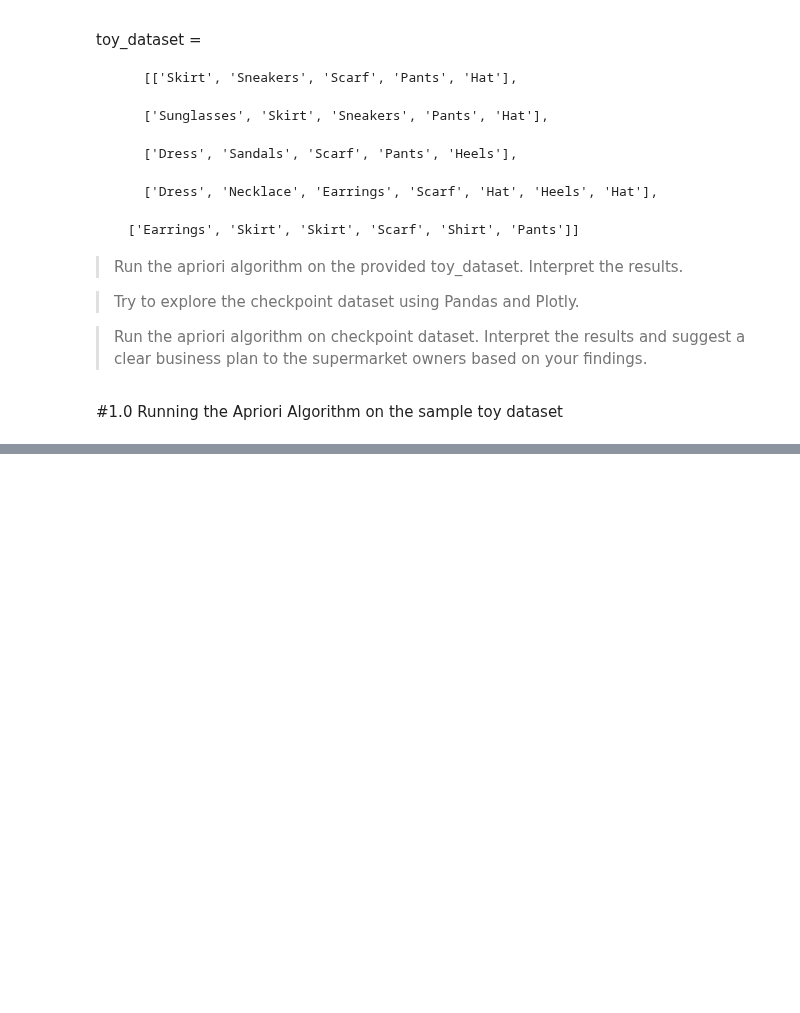
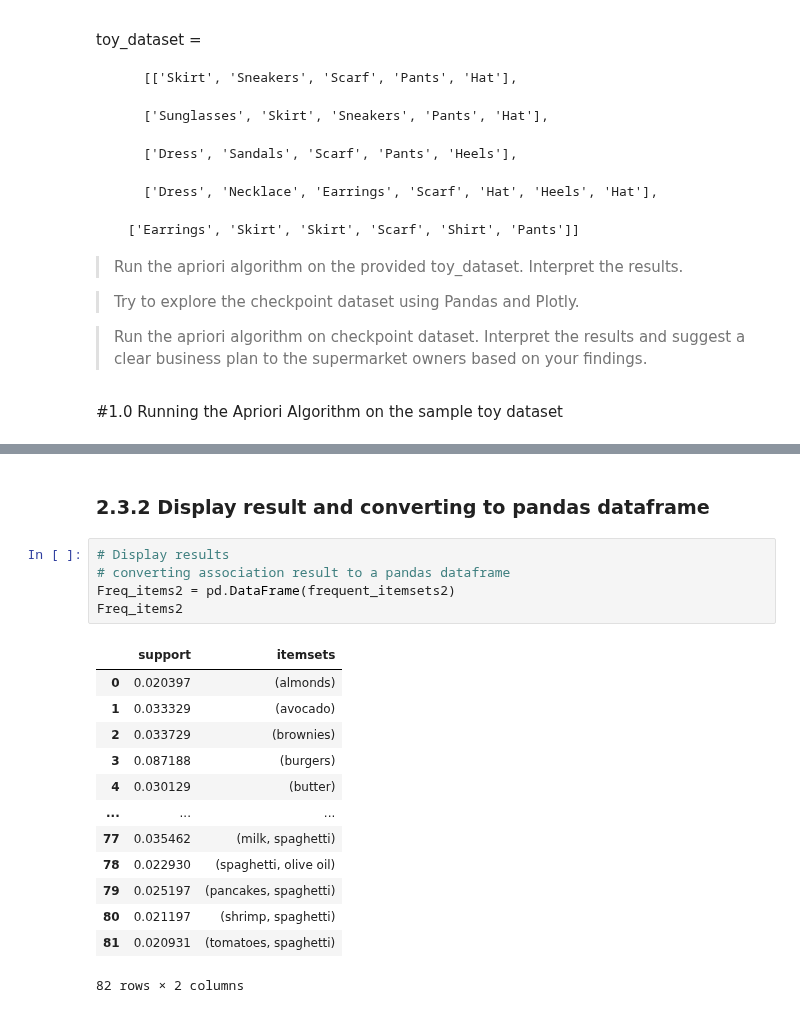
Before and after one commit to Benbuk/GOMYCODE_DS_Bootcamp, a Jupyter notebook: Unsupervised_Association_Rule.ipynb, the cells around one changed output, grey strips where cells are left out. Drawn from its saved outputs; the diff is of its cells as text; blank space fills up the shorter version.

```diff
--- a/Unsupervised_Association_Rule.ipynb
+++ b/Unsupervised_Association_Rule.ipynb
@@ -322,0 +242,21 @@ Index: []
+# %% [markdown]
+### 2.3.2 Display result and converting to pandas dataframe
+# %%
+# Display results
+# converting association result to a pandas dataframe
+Freq_items2 = pd.DataFrame(frequent_itemsets2)
+Freq_items2
+# %% [output]
+|  | support | itemsets |
+| 0 | 0.020397 | (almonds) |
+| 1 | 0.033329 | (avocado) |
+| 2 | 0.033729 | (brownies) |
+| 3 | 0.087188 | (burgers) |
+| 4 | 0.030129 | (butter) |
+| ... | ... | ... |
+| 77 | 0.035462 | (milk, spaghetti) |
+| 78 | 0.022930 | (spaghetti, olive oil) |
+| 79 | 0.025197 | (pancakes, spaghetti) |
+| 80 | 0.021197 | (shrimp, spaghetti) |
+| 81 | 0.020931 | (tomatoes, spaghetti) |
+82 rows × 2 columns
```
Also changed, not shown: parts of 45 cells of this notebook.
